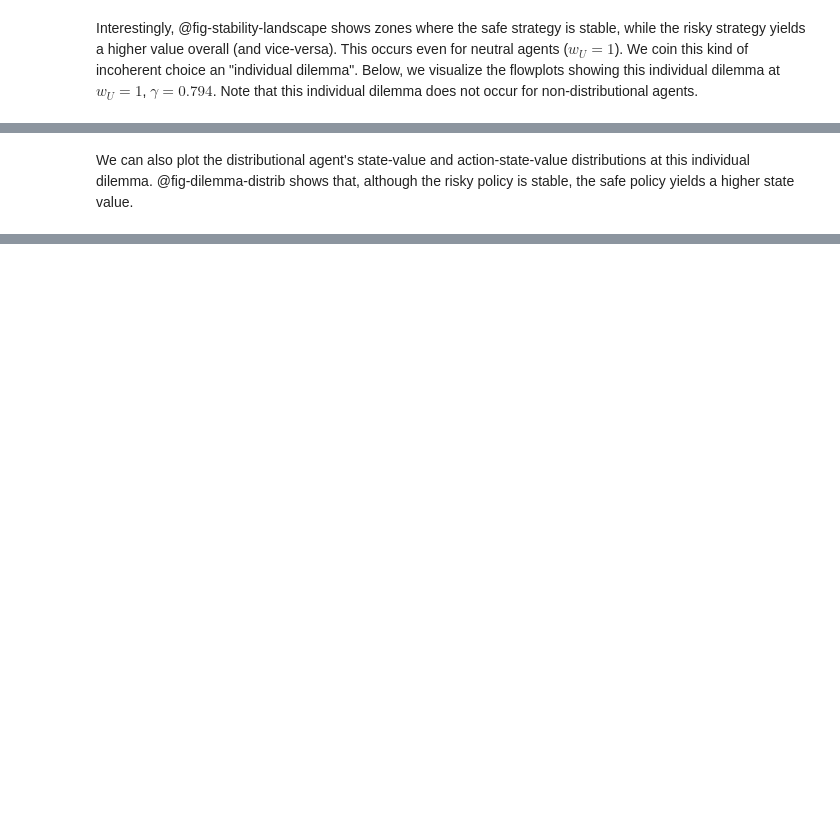
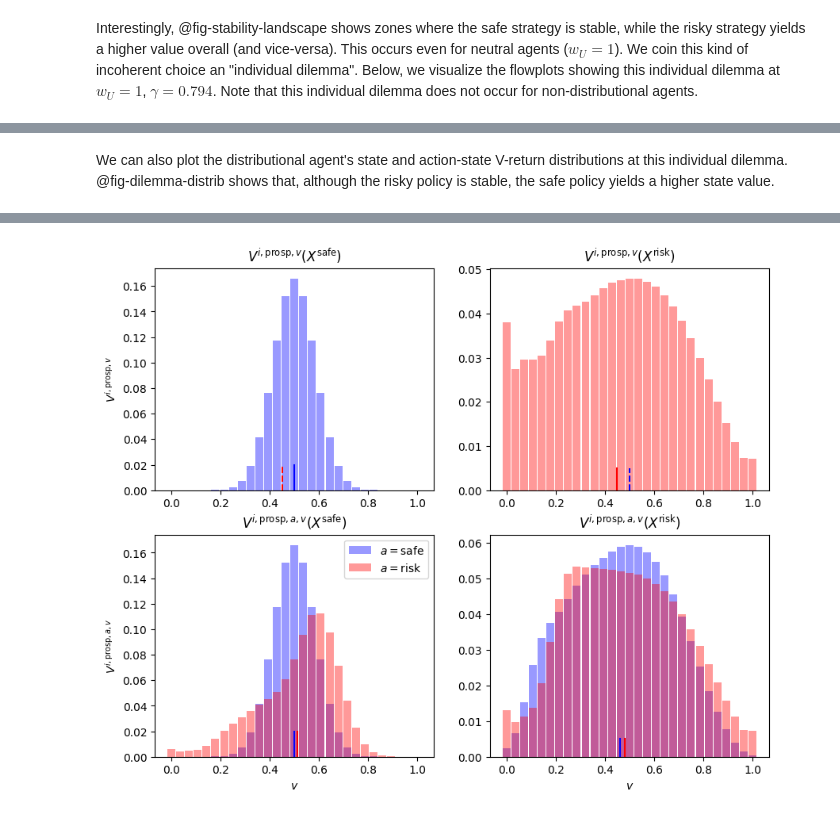
Before and after one commit to gerardoparra/pyDDRL, a Jupyter notebook: nbs/06.03_IntertemporalRiskyChoice.ipynb, the cells around one changed output, grey strips where cells are left out. Saved outputs shown, nothing was run; the diff lists cells and outputs as text; code cells hidden in the pictures; blank space fills up the shorter version.

```diff
--- a/nbs/06.03_IntertemporalRiskyChoice.ipynb
+++ b/nbs/06.03_IntertemporalRiskyChoice.ipynb
@@ -525,3 +527,3 @@ plt.show()
 # %% [markdown]
-We can also plot the distributional agent's state-value and action-state-value distributions at this individual dilemma. @fig-dilemma-distrib shows that, although the risky policy is stable, the safe policy yields a higher state value.
+We can also plot the distributional agent's state and action-state V-return distributions at this individual dilemma. @fig-dilemma-distrib shows that, although the risky policy is stable, the safe policy yields a higher state value.
 # %%
@@ -546,11 +548,11 @@ visa_risk = np.einsum('ijkl,l->ijk', Visav_risk, aei.gridpoints)
 visa_safe = np.einsum('ijkl,l->ijk', Visav_safe, aei.gridpoints)
 # %%
 #| label: fig-dilemma-distrib
-#| fig-cap: "State-value and action-state-value distributions for a distributional agent playing a risk-reward dilemma."
+#| fig-cap: "State and action-state V-return distributions for a distributional agent playing a risk-reward dilemma."
 
 # Plot
 
-fig, ((ax1, ax2), (ax3, ax4)) = plt.subplots(2, 2, figsize = (9, 12))
+fig, ((ax1, ax2), (ax3, ax4)) = plt.subplots(2, 2, figsize = (10, 8))
 
 ax1.bar(aei.gridpoints, Visv_safe[0,0,:], width=0.9*aei.gridwidth, color="blue", alpha=0.4)
 ax2.bar(aei.gridpoints, Visv_risk[0,0,:], width=0.9*aei.gridwidth, color="red", alpha=0.4)
@@ -558,27 +560,29 @@ ax1.plot([vis_safe[0, 0], vis_safe[0, 0]], [0, 0.02], color="blue")
 ax2.plot([vis_risk[0, 0], vis_risk[0, 0]], [0, 0.005], color="red")
 ax2.plot([vis_safe[0, 0], vis_safe[0, 0]], [0, 0.005], color="blue", ls='--')
 ax1.plot([vis_risk[0, 0], vis_risk[0, 0]], [0, 0.02], color="red", ls='--')
-ax1.set_title("Value distribution for safe policy")
-ax2.set_title("Value distribution for risky policy")
-ax1.set_xlabel(r'$v$')
-ax2.set_xlabel(r'$v$')
-ax1.set_ylabel(r'$V^{i,prosp,v}$')
+ax1.set_title(r'$V^{i,\text{prosp},v}(X^{\text{safe}})$')
+ax2.set_title(r'$V^{i,\text{prosp},v}(X^{\text{risk}})$')
+#ax1.set_xlabel(r'$v$')
+#ax2.set_xlabel(r'$v$')
+ax1.set_ylabel(r'$V^{i,\text{prosp},v}$')
 ax3.bar(aei.gridpoints, Visav_safe[0,0,0,:],
+        width=0.9*aei.gridwidth, color="blue", alpha=0.4, label=r'$a=\text{safe}$')
+ax3.bar(aei.gridpoints, Visav_safe[0,0,1,:],
+        width=0.9*aei.gridwidth, color="red", alpha=0.4, label=r'$a=\text{risk}$')
+ax4.bar(aei.gridpoints, Visav_risk[0,0,0,:],
         width=0.9*aei.gridwidth, color="blue", alpha=0.4)
-ax3.bar(aei.gridpoints, Visav_safe[0,0,1,:],
+ax4.bar(aei.gridpoints, Visav_risk[0,0,1,:],
         width=0.9*aei.gridwidth, color="red", alpha=0.4)
-ax4.bar(aei.gridpoints, Visav_risk[0,0,0,:],
-        width=0.9*aei.gridwidth, color="blue", alpha=0.4, label="safe action")
-ax4.bar(aei.gridpoints, Visav_risk[0,0,1,:],
-        width=0.9*aei.gridwidth, color="red", alpha=0.4, label="risky action")
 ax3.plot([visa_safe[0, 0, 0], visa_safe[0, 0, 0]], [0, 0.02], color="blue")
 ax3.plot([visa_safe[0, 0, 1], visa_safe[0, 0, 1]], [0, 0.02], color="red")
 ax4.plot([visa_risk[0, 0, 0], visa_risk[0, 0, 0]], [0, 0.005], color="blue")
 ax4.plot([visa_risk[0, 0, 1], visa_risk[0, 0, 1]], [0, 0.005], color="red")
-ax3.set_title(r'$V^{i,s,a,v}(X^{safe})$')
-ax4.set_title(r'$V^{i,s,a,v}(X^{risk})$')
-ax4.legend(bbox_to_anchor=(1.01, 1.01))
+ax3.set_title(r'$V^{i,\text{prosp},a,v}(X^{\text{safe}})$')
+ax4.set_title(r'$V^{i,\text{prosp},a,v}(X^{\text{risk}})$')
+ax3.legend()
 ax3.set_xlabel(r'$v$')
+ax4.set_xlabel(r'$v$')
+ax3.set_ylabel(r'$V^{i,\text{prosp},a,v}$')
 
 plt.show()
 # %% [output]
@@ -585,0 +589 @@ plt.show()
+[figure, added]
```
Also changed, not shown: parts of 17 cells of this notebook, 16 other files.
